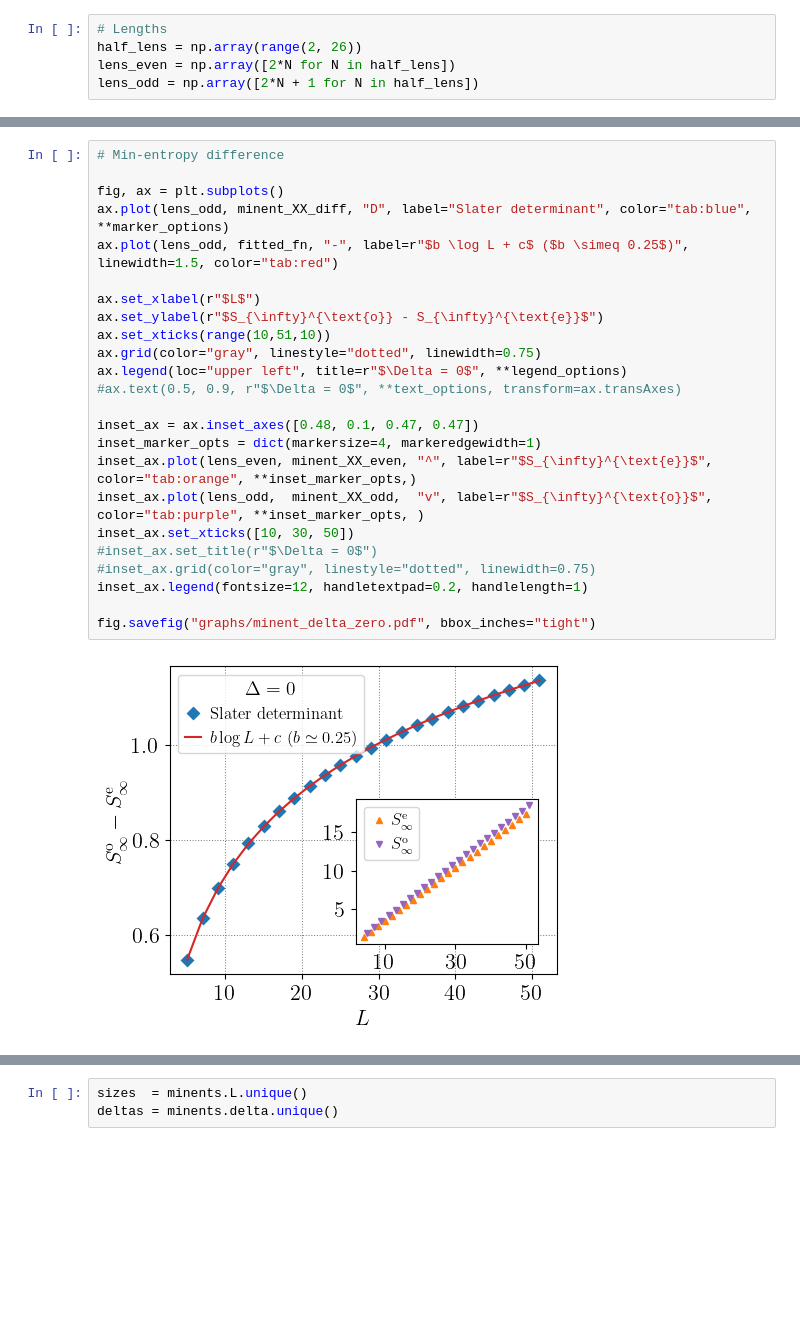
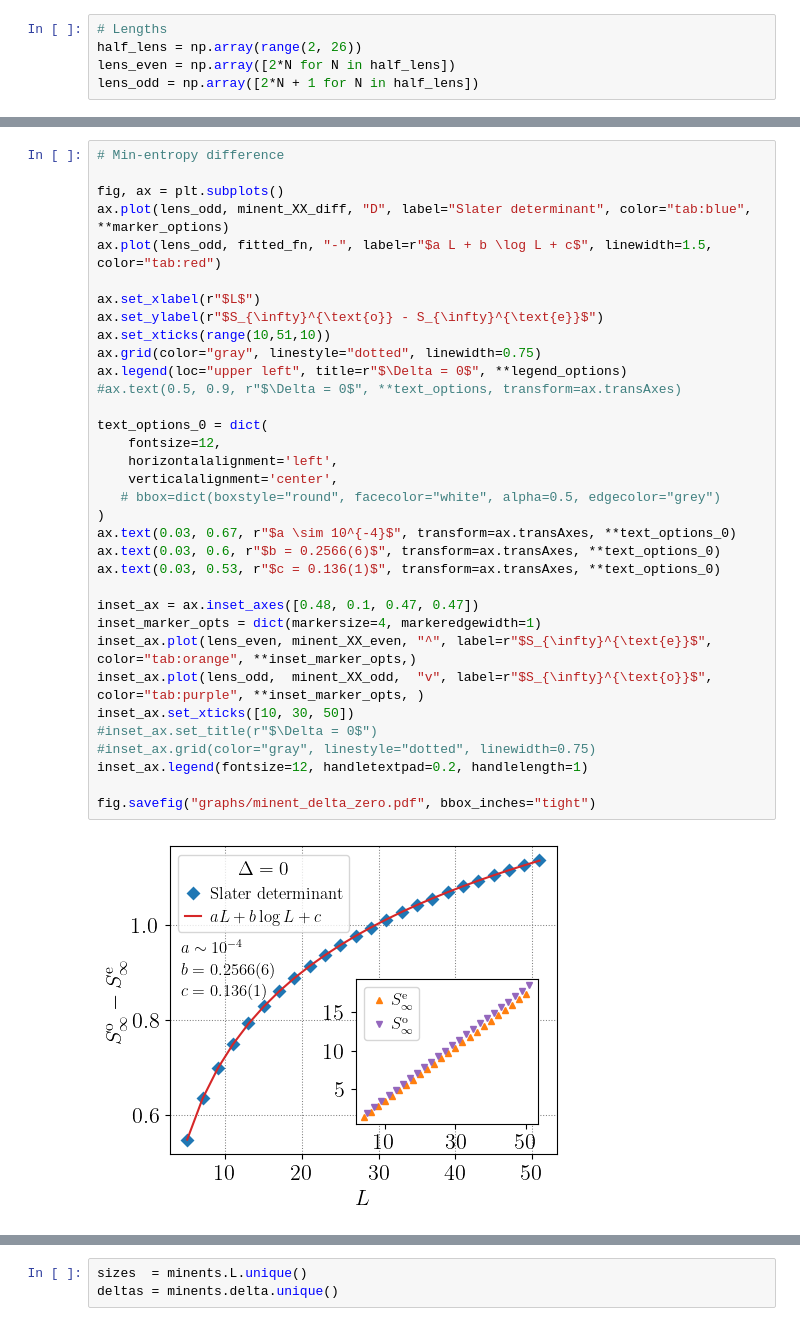
Before and after one commit to cobos99/LogCorrections, a Jupyter notebook: sunny/plots.ipynb, the cells around one changed output, grey strips where cells are left out. Cells and saved outputs as stored; diff of their text form; blank space fills up the shorter version.

```diff
--- a/sunny/plots.ipynb
+++ b/sunny/plots.ipynb
@@ -87,27 +87,37 @@ Min-entropy difference fit:
 # %%
 # Min-entropy difference
 
 fig, ax = plt.subplots()
 ax.plot(lens_odd, minent_XX_diff, "D", label="Slater determinant", color="tab:blue", **marker_options)
-ax.plot(lens_odd, fitted_fn, "-", label=r"$b \log L + c$ ($b \simeq 0.25$)", linewidth=1.5, color="tab:red")
+ax.plot(lens_odd, fitted_fn, "-", label=r"$a L + b \log L + c$", linewidth=1.5, color="tab:red")
 
 ax.set_xlabel(r"$L$")
 ax.set_ylabel(r"$S_{\infty}^{\text{o}} - S_{\infty}^{\text{e}}$")
 ax.set_xticks(range(10,51,10))
 ax.grid(color="gray", linestyle="dotted", linewidth=0.75)
 ax.legend(loc="upper left", title=r"$\Delta = 0$", **legend_options)
 #ax.text(0.5, 0.9, r"$\Delta = 0$", **text_options, transform=ax.transAxes)
+
+text_options_0 = dict(
+    fontsize=12,
+    horizontalalignment='left',
+    verticalalignment='center',
+   # bbox=dict(boxstyle="round", facecolor="white", alpha=0.5, edgecolor="grey")
+)
+ax.text(0.03, 0.67, r"$a \sim 10^{-4}$", transform=ax.transAxes, **text_options_0)
+ax.text(0.03, 0.6, r"$b = 0.2566(6)$", transform=ax.transAxes, **text_options_0)
+ax.text(0.03, 0.53, r"$c = 0.136(1)$", transform=ax.transAxes, **text_options_0)
 
 inset_ax = ax.inset_axes([0.48, 0.1, 0.47, 0.47])
 inset_marker_opts = dict(markersize=4, markeredgewidth=1)
 inset_ax.plot(lens_even, minent_XX_even, "^", label=r"$S_{\infty}^{\text{e}}$", color="tab:orange", **inset_marker_opts,)
 inset_ax.plot(lens_odd,  minent_XX_odd,  "v", label=r"$S_{\infty}^{\text{o}}$", color="tab:purple", **inset_marker_opts, )
 inset_ax.set_xticks([10, 30, 50])
 #inset_ax.set_title(r"$\Delta = 0$")
 #inset_ax.grid(color="gray", linestyle="dotted", linewidth=0.75)
 inset_ax.legend(fontsize=12, handletextpad=0.2, handlelength=1)
 
 fig.savefig("graphs/minent_delta_zero.pdf", bbox_inches="tight")
 # %% [output]
-[figure, old version]
+[figure, new version]
 # %% [markdown]
```
Also changed, not shown: parts of 34 cells of this notebook, 29 other files.
